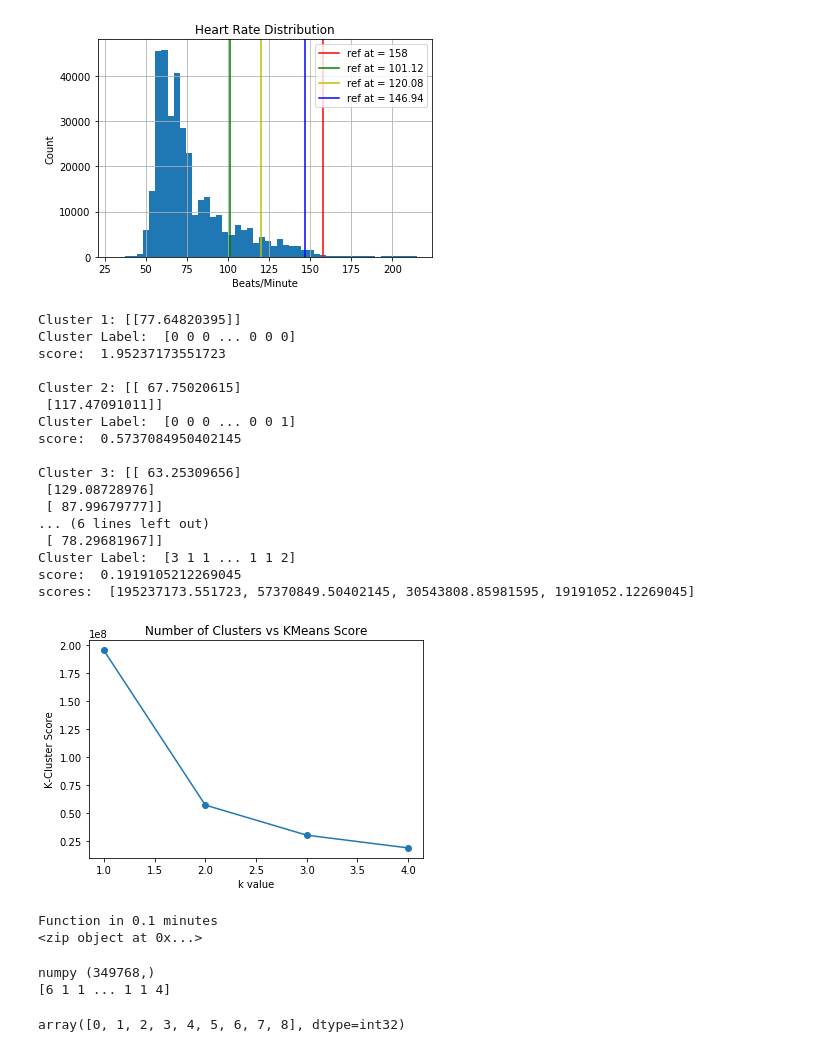
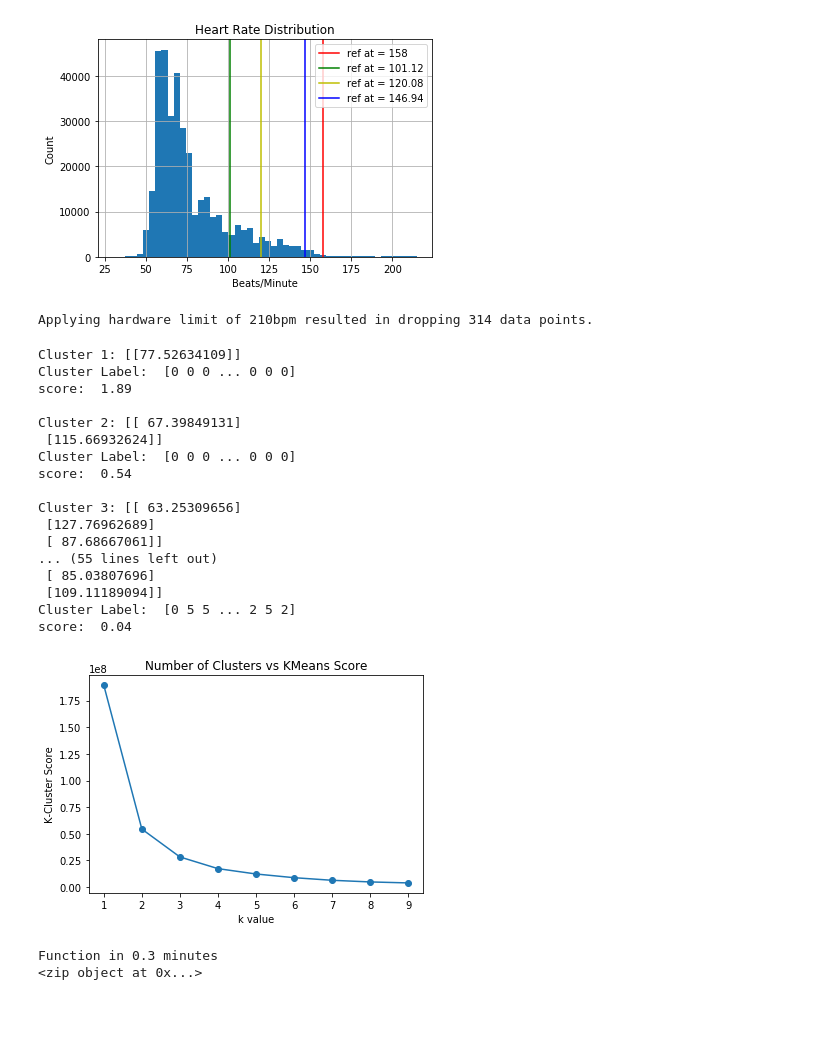
Before and after one commit to ThomasSpringett/HeartRate, a Jupyter notebook: HeartRate.ipynb, the cells around one changed output. Cells and saved outputs as stored; diff of their text form; code cells hidden in the pictures; blank space fills up the shorter version.

```diff
--- a/HeartRate.ipynb
+++ b/HeartRate.ipynb
@@ -16,10 +17,9 @@ from helpers import *
 '/Users/thomasspringett/github/heartrate'
 # %%
 csv_file = 'data/HeartRateData.csv'
-df = pd.read_csv(csv_file)
-df.head()
-df=df.drop('DateTime',1)
-df.head()
+df_raw = pd.read_csv(csv_file)
+df_raw=df_raw.drop('DateTime',1)
+df_raw.head()
 # %% [output]
 |  | BPM |
 | 0 | 77 |
@@ -81 +83,8 @@ plot_data_histo(df.BPM)
+# %%
+hardware_limit = 210
+df = df_raw[(df_raw.BPM < hardware_limit)]
+num_screened = df_raw.shape[0]-df.shape[0]
+print ("Applying hardware limit of {}bpm resulted in dropping {} data points.".format(hardware_limit,num_screened))
+# %% [output]
+Applying hardware limit of 210bpm resulted in dropping 314 data points.
 # %%
@@ -106,39 +115,27 @@ def scree_KMeans_plot(data,num_clusters):
     print(f"\nFunction in {(end - start)/60:0.1f} minutes")
     return k_values, scores, labels
 # %%
-k_values, scores, labels = scree_KMeans_plot(df,5)
+k_values, scores, labels = scree_KMeans_plot(df,10)
 k = zip(k_values, scores)
 print (k)
 # %% [output]
-Cluster 1: [[77.64820395]]
+Cluster 1: [[77.52634109]]
 Cluster Label:  [0 0 0 ... 0 0 0]
-score:  1.95237173551723
+score:  1.89
 
-Cluster 2: [[ 67.75020615]
- [117.47091011]]
-Cluster Label:  [0 0 0 ... 0 0 1]
-score:  0.5737084950402145
+Cluster 2: [[ 67.39849131]
+ [115.66932624]]
+Cluster Label:  [0 0 0 ... 0 0 0]
+score:  0.54
 
 Cluster 3: [[ 63.25309656]
- [129.08728976]
- [ 87.99679777]]
-... (6 lines left out)
- [ 78.29681967]]
-Cluster Label:  [3 1 1 ... 1 1 2]
-score:  0.1919105212269045
-scores:  [195237173.551723, 57370849.50402145, 30543808.85981595, 19191052.12269045]
+ [127.76962689]
+ [ 87.68667061]]
+... (55 lines left out)
+ [ 85.03807696]
+ [109.11189094]]
+Cluster Label:  [0 5 5 ... 2 5 2]
+score:  0.04
-[figure, old version]
+[figure, new version]
-Function in 0.1 minutes
+Function in 0.3 minutes
 <zip object at 0x...>
-# %%
-x=labels
-oftype(labels)
-if isinstance(x,list):
-        print ("List")
-
-print (labels)
-np.unique(labels)
-# %% [output]
-numpy (349768,)
-[6 1 1 ... 1 1 4]
-array([0, 1, 2, 3, 4, 5, 6, 7, 8], dtype=int32)
```
Also changed, not shown: parts of 23 cells of this notebook, 4 other files.
